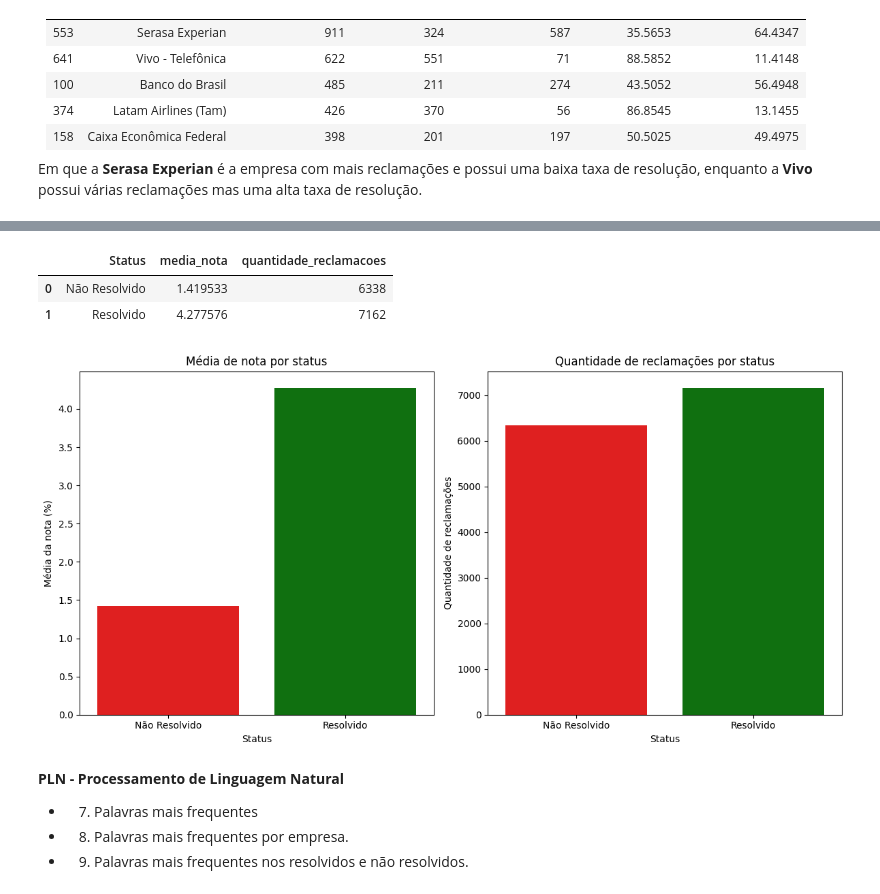
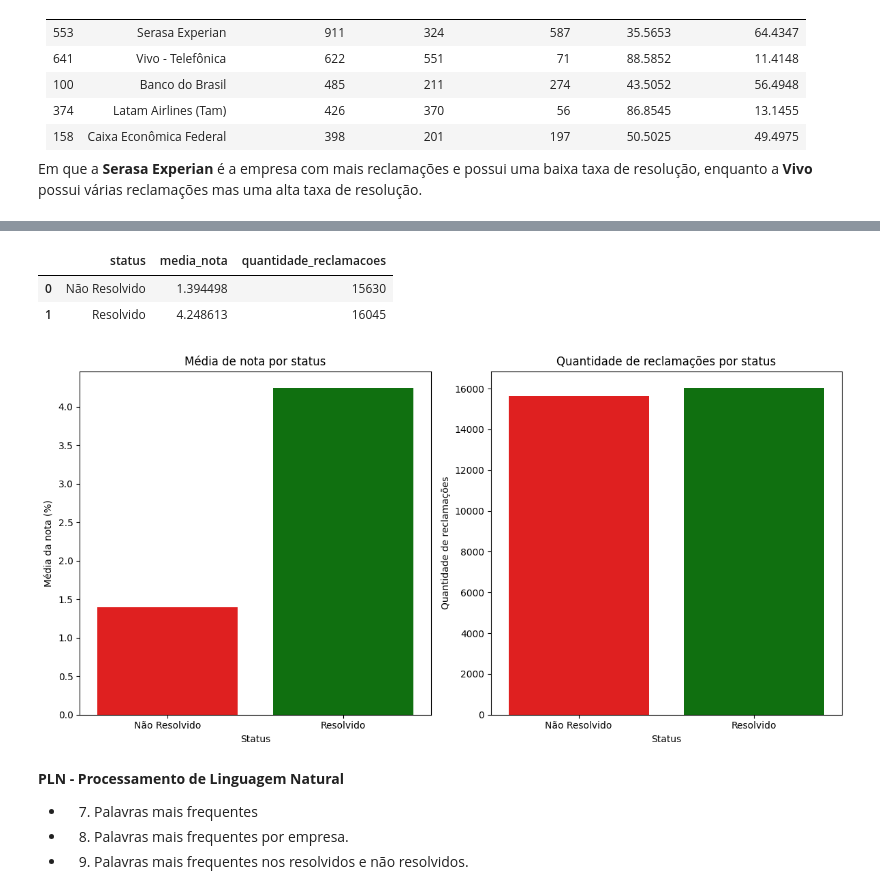
Before and after one commit to pedrohmvv/Consumidor-Gov, a Jupyter notebook: notebooks/analisys.ipynb, the cells around one changed output, grey strips where cells are left out. Saved outputs shown, nothing was run; the diff lists cells and outputs as text; code cells hidden in the pictures.

```diff
--- a/notebooks/analisys.ipynb
+++ b/notebooks/analisys.ipynb
@@ -214,9 +221,9 @@ def get_days(value):
 
 data = (
     data.assign(
-        respondido=lambda x: x.Response_Date.notnull().astype(int),
-        dias_para_resposta=lambda x: x.Response_Date.apply(get_days).astype(int),
-    ).drop(columns=['Response_Date'])
+        respondido=lambda x: x.response_date.notnull().astype(int),
+        dias_para_resposta=lambda x: x.response_date.apply(get_days).astype(int),
+    ).drop(columns=['response_date'])
 )
 # %%
 data.head()
@@ -238,6 +245,0 @@ array(['Nota 1', 'Nota 3', 'Nota 5', 'Nota 4', 'Nota 2'], dtype=object)
-# %%
-data = (
-    data.assign(
-        nota=lambda x: x.Rating_Score.str.extract(r'(\d+)').astype(int)
-    ).drop(columns=['Rating_Score'])
-)
@@ -244,3 +266,11 @@ data = (
+# %%
+data = (
+    data.assign(
+        consumidor_respondeu=lambda x: ~x.rating_score.str.contains('não há', na=True),
+        nota_tree=lambda x: x.rating_score.str.extract(r'(\d+)').astype('Int64'),
+        nota_logit=lambda x: x.rating_score.str.extract(r'(\d+)').fillna(-1).astype(int)
+    )
+)
 # %%
 data.head()
 # %% [output]
@@ -380,38 +412,39 @@ plt.show()
 # %%
 # 5. Média de nota por reclamações não resolvidas & 6. Distribuição de reclamações resolvidas e não-resolvidas.
 score_per_status = (
-    data.groupby('Status').agg(
-        media_nota=('nota', 'mean'),
-        quantidade_reclamacoes=('Company_Name', 'count')
-    ).reset_index()
+    data[~data['rating_score'].str.contains('não há')]
+        .groupby('status').agg(
+            media_nota=('nota_tree', 'mean'),
+            quantidade_reclamacoes=('company_name', 'count')
+        ).reset_index()
 )
 
 score_per_status
 # %% [output]
-|  | Status | media_nota | quantidade_reclamacoes |
-| 0 | Não Resolvido | 1.419533 | 6338 |
-| 1 | Resolvido | 4.277576 | 7162 |
+|  | status | media_nota | quantidade_reclamacoes |
+| 0 | Não Resolvido | 1.394498 | 15630 |
+| 1 | Resolvido | 4.248613 | 16045 |
 # %%
 # Green for resolved, red for unresolved
 import warnings
 warnings.filterwarnings('ignore')
 
-colors = ['green' if status == 'Resolvido' else 'red' for status in score_per_status['Status']]
+colors = ['green' if status == 'Resolvido' else 'red' for status in score_per_status['status']]
 fig, ax = plt.subplots(1, 2, figsize=(12, 6))
-sns.barplot(data=score_per_status, x='Status', y='media_nota', ax=ax[0], palette=colors)
+sns.barplot(data=score_per_status, x='status', y='media_nota', ax=ax[0], palette=colors)
 ax[0].set_title('Média de nota por status')
 ax[0].set_xlabel('Status')
 ax[0].set_ylabel('Média da nota (%)')
 
-sns.barplot(data=score_per_status, x='Status', y='quantidade_reclamacoes', ax=ax[1], palette=colors)
+sns.barplot(data=score_per_status, x='status', y='quantidade_reclamacoes', ax=ax[1], palette=colors)
 ax[1].set_title('Quantidade de reclamações por status')
 ax[1].set_xlabel('Status')
 ax[1].set_ylabel('Quantidade de reclamações')
 
 plt.tight_layout()
 plt.show()
 # %% [output]
-[figure, old version]
+[figure, new version]
 # %% [markdown]
 **PLN - Processamento de Linguagem Natural**
 - 7. Palavras mais frequentes
```
Also changed, not shown: parts of 35 cells of this notebook, 11 other files.
